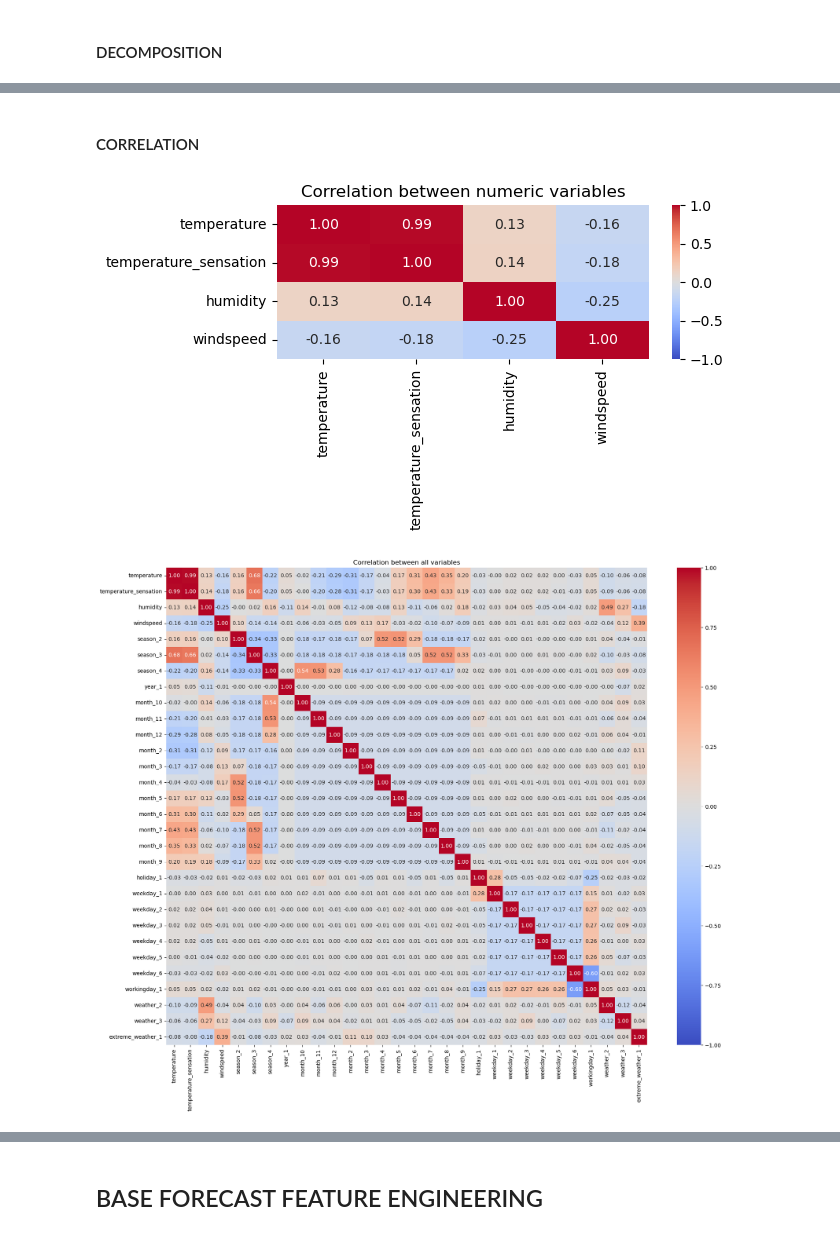
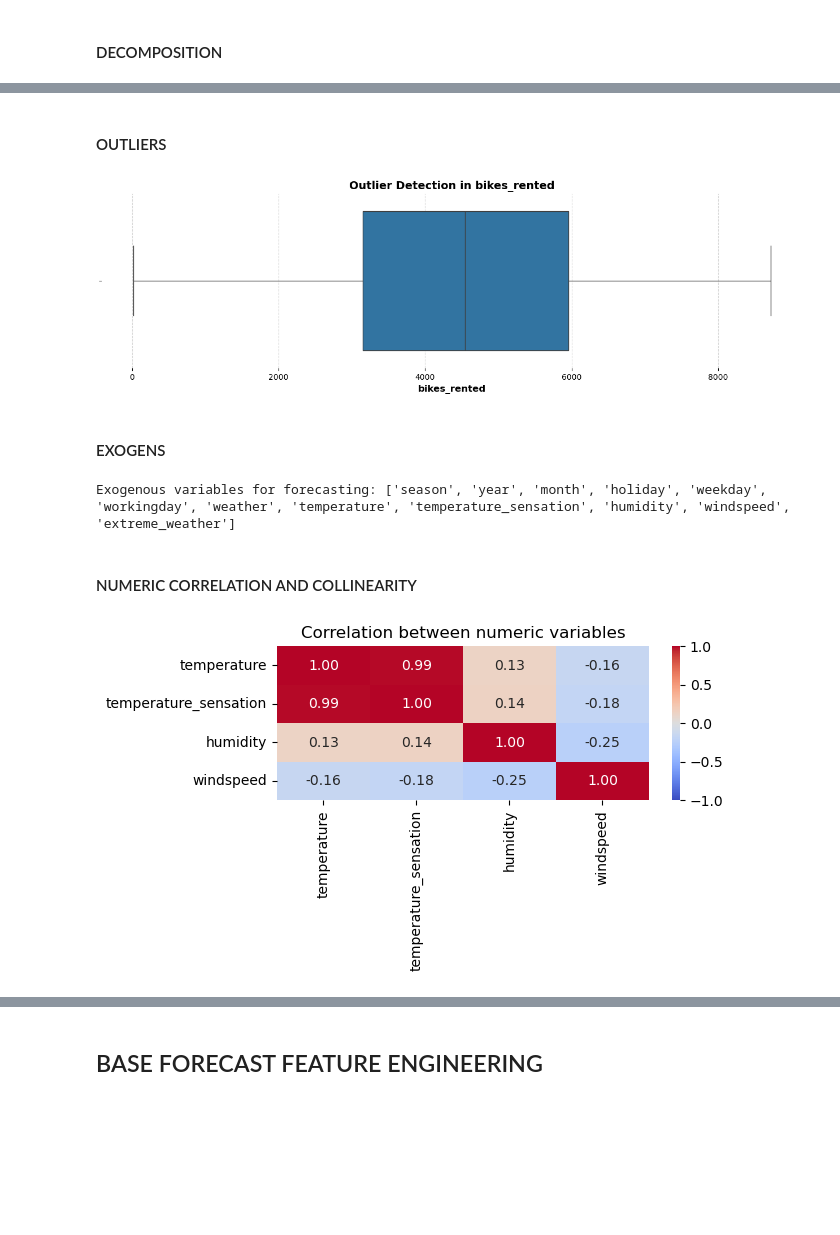
Before and after one commit to EAlmazanG/forecast-incremental-workflow, a Jupyter notebook: notebooks/forecast_day.ipynb, the cells around one changed output, grey strips where cells are left out. Saved outputs shown, nothing was run; the diff lists cells and outputs as text; code cells hidden in the pictures; blank space fills up the shorter version.

Commit message:
add exogens and correlations

```diff
--- a/notebooks/forecast_day.ipynb
+++ b/notebooks/forecast_day.ipynb
@@ -422,19 +473,45 @@ plot_acf_and_pacf(decomposed.resid.dropna(), ' - Residuals')
 [figure]
+# %% [markdown]
+#### OUTLIERS
+# %%
+fig, ax = plt.subplots(figsize=(16,4))
+
+sns.boxplot(
+    x=df[target_column],
+    ax=ax,
+    flierprops={"marker": "o", "markerfacecolor": "red", "markeredgecolor": "black", "markersize": 6}
+)
+
+ax.set_title(f"Outlier Detection in {target_column}", fontsize=14, fontweight="bold")
+ax.set_xlabel(target_column, fontsize=12, fontweight="bold")
+
+for spine in ax.spines.values():
+    spine.set_visible(False)
+
+ax.grid(axis="x", linestyle="--", alpha=0.5)
+
+plt.show()
+# %% [output]
+[figure, added]
+# %% [markdown]
+#### EXOGENS
+# %%
+excluded_columns = ["bikes_rented", "date"]
+
+exogen_columns = [
+    col for col in df.columns
+    if col not in excluded_columns and df[col].dtype in ["int64", "float64", "uint8", "object"]
+]
+print("Exogenous variables for forecasting:", exogen_columns)
+# %% [output]
+Exogenous variables for forecasting: ['season', 'year', 'month', 'holiday', 'weekday', 'workingday', 'weather', 'temperature', 'temperature_sensation', 'humidity', 'windspeed', 'extreme_weather']
 # %% [markdown]
-#### CORRELATION
+#### NUMERIC CORRELATION AND COLLINEARITY
 # %%
 plt.figure(figsize=(6, 2))
-df_corr = df.select_dtypes(include=["number"]).drop(columns=["bikes_rented"], errors="ignore").corr()
+df_corr = df.select_dtypes(include=["number"]).drop(columns=[target_column], errors="ignore").corr()
 sns.heatmap(df_corr, annot=True, fmt=".2f", cmap="coolwarm", vmin=-1, vmax=1)
 plt.title("Correlation between numeric variables")
 plt.show()
-
-plt.figure(figsize=(20, 16))
-df_encoded = pd.get_dummies(df.drop(columns=["bikes_rented", "date"], errors="ignore"), drop_first=True)
-df_corr = df_encoded.corr()
-sns.heatmap(df_corr, annot=True, fmt=".2f", cmap="coolwarm", vmin=-1, vmax=1)
-plt.title("Correlation between all variables")
-plt.show()
 # %% [output]
 [figure]
-[figure, removed]
```
Also changed, not shown: parts of 13 cells of this notebook.
